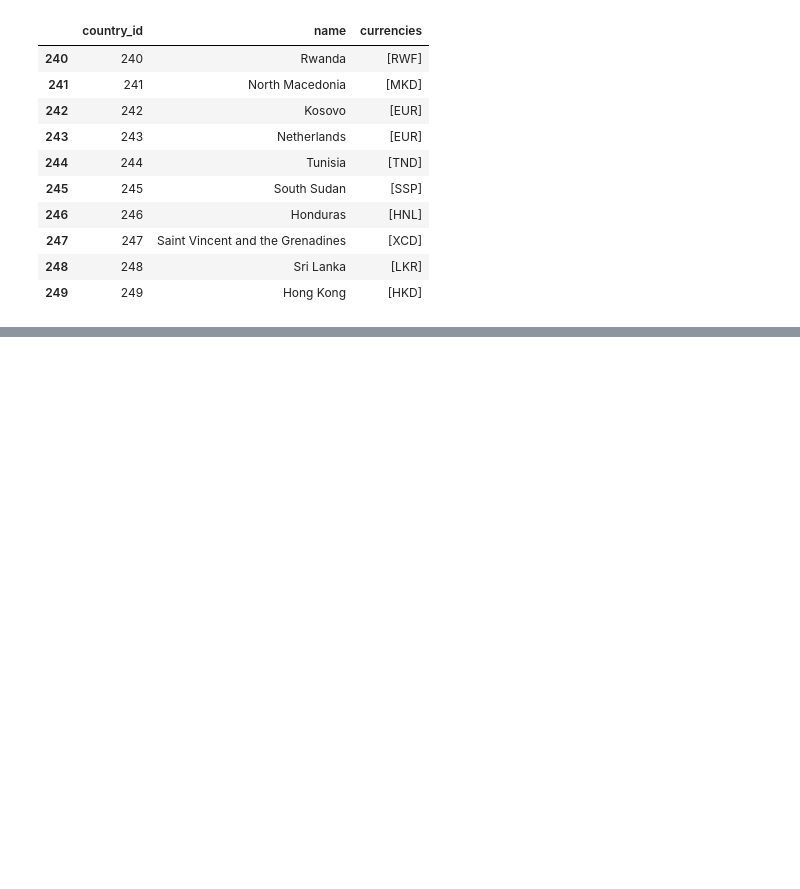
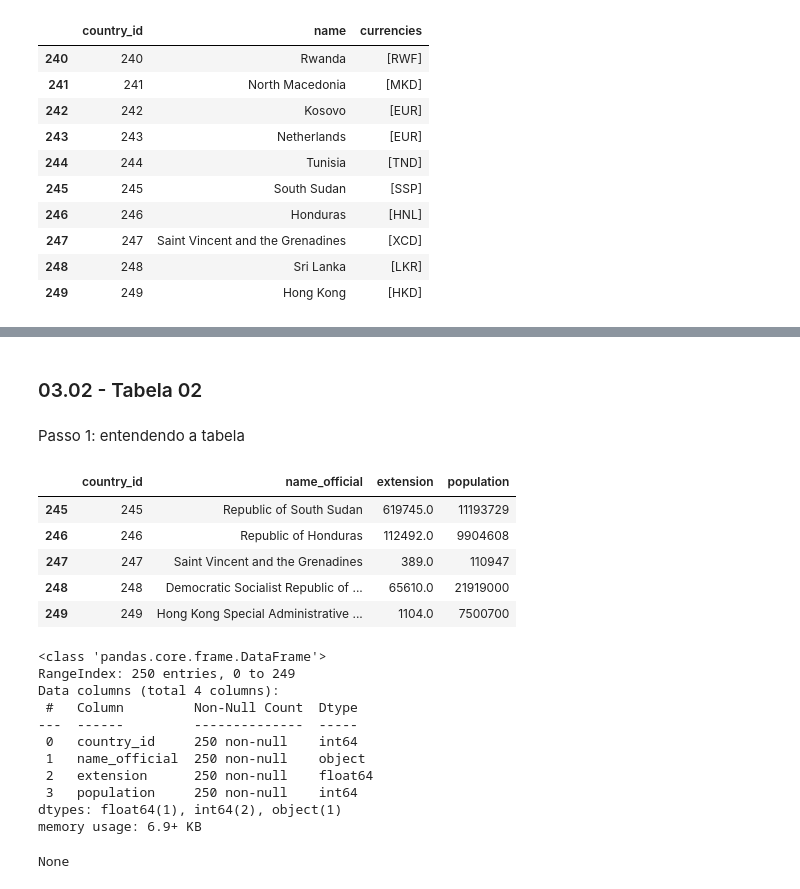
Before and after one commit to vidalgui/aula_git, a Jupyter notebook: Projeto Final/extract_restcountries.ipynb, the cells around one changed output, grey strips where cells are left out. Cells and saved outputs as stored; diff of their text form; code cells hidden in the pictures; blank space fills up the shorter version.

```diff
--- a/Projeto Final/extract_restcountries.ipynb
+++ b/Projeto Final/extract_restcountries.ipynb
@@ -168,0 +212,26 @@ df3.tail(10)
+# %% [markdown]
+### 03.02 - Tabela 02
+# %% [markdown]
+Passo 1: entendendo a tabela
+# %%
+display(df2.tail())
+display(df2.info())
+# %% [output]
+|  | country_id | name_official | extension | population |
+| 245 | 245 | Republic of South Sudan | 619745.0 | 11193729 |
+| 246 | 246 | Republic of Honduras | 112492.0 | 9904608 |
+| 247 | 247 | Saint Vincent and the Grenadines | 389.0 | 110947 |
+| 248 | 248 | Democratic Socialist Republic of ... | 65610.0 | 21919000 |
+| 249 | 249 | Hong Kong Special Administrative ... | 1104.0 | 7500700 |
+<class 'pandas.core.frame.DataFrame'>
+RangeIndex: 250 entries, 0 to 249
+Data columns (total 4 columns):
+ #   Column         Non-Null Count  Dtype
+---  ------         --------------  -----
+ 0   country_id     250 non-null    int64
+ 1   name_official  250 non-null    object
+ 2   extension      250 non-null    float64
+ 3   population     250 non-null    int64
+dtypes: float64(1), int64(2), object(1)
+memory usage: 6.9+ KB
+None
```
Also changed, not shown: parts of 17 cells of this notebook.
